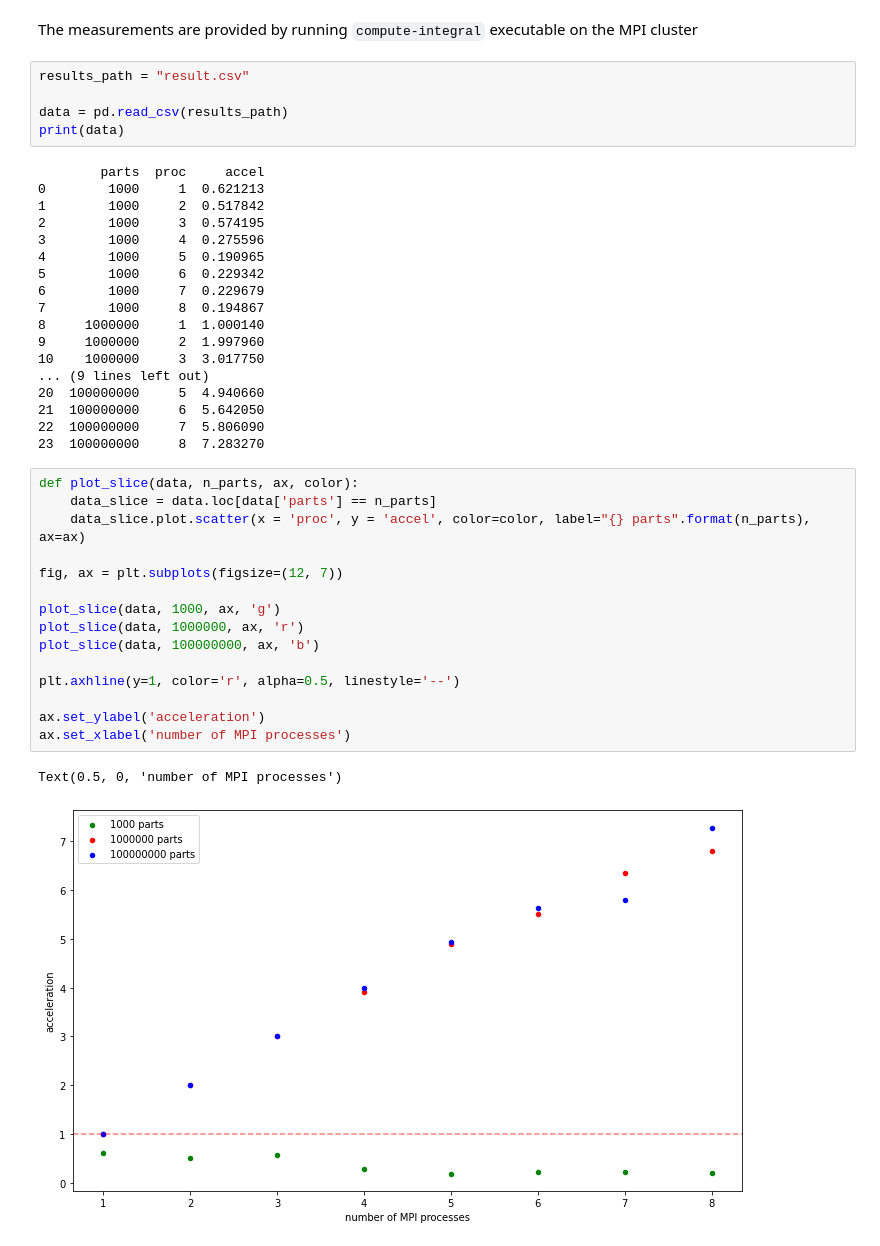
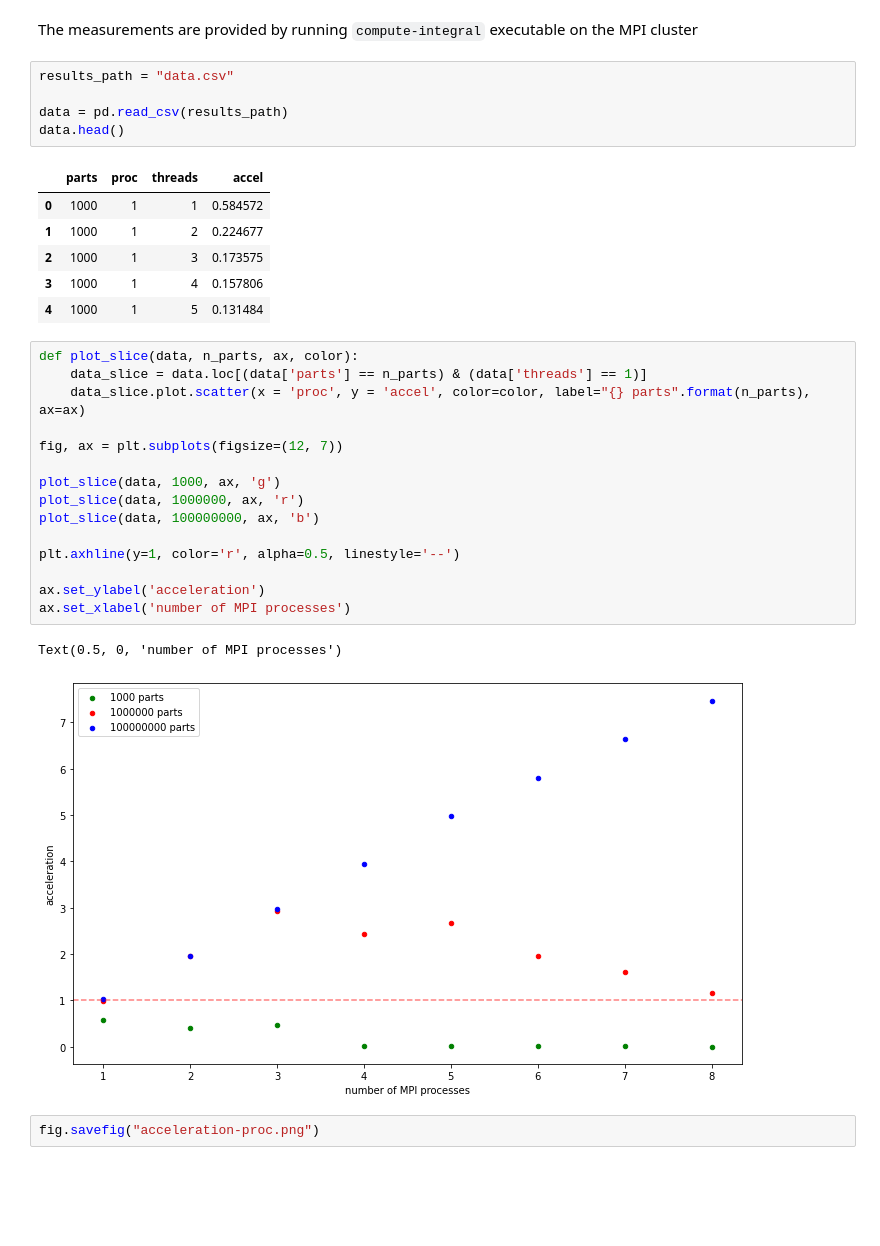
Before and after one commit to Shishqa/MPI-integral-computer, a Jupyter notebook: results/report.ipynb, the cells around one changed output. Cells and saved outputs as stored; diff of their text form; blank space fills up the shorter version.

```diff
--- a/results/report.ipynb
+++ b/results/report.ipynb
@@ -6,44 +8,35 @@ import matplotlib.pyplot as plt
 # %% [markdown]
 The measurements are provided by running `compute-integral` executable on the MPI cluster
 # %%
-results_path = "result.csv"
+results_path = "data.csv"
 
 data = pd.read_csv(results_path)
-print(data)
+data.head()
 # %% [output]
-        parts  proc     accel
-0        1000     1  0.621213
-1        1000     2  0.517842
-2        1000     3  0.574195
-3        1000     4  0.275596
-4        1000     5  0.190965
-5        1000     6  0.229342
-6        1000     7  0.229679
-7        1000     8  0.194867
-8     1000000     1  1.000140
-9     1000000     2  1.997960
-10    1000000     3  3.017750
-... (9 lines left out)
-20  100000000     5  4.940660
-21  100000000     6  5.642050
-22  100000000     7  5.806090
-23  100000000     8  7.283270
+|  | parts | proc | threads | accel |
+| 0 | 1000 | 1 | 1 | 0.584572 |
+| 1 | 1000 | 1 | 2 | 0.224677 |
+| 2 | 1000 | 1 | 3 | 0.173575 |
+| 3 | 1000 | 1 | 4 | 0.157806 |
+| 4 | 1000 | 1 | 5 | 0.131484 |
 # %%
 def plot_slice(data, n_parts, ax, color):
-    data_slice = data.loc[data['parts'] == n_parts]
+    data_slice = data.loc[(data['parts'] == n_parts) & (data['threads'] == 1)]
     data_slice.plot.scatter(x = 'proc', y = 'accel', color=color, label="{} parts".format(n_parts), ax=ax)
 
 fig, ax = plt.subplots(figsize=(12, 7))
 
 plot_slice(data, 1000, ax, 'g')
 plot_slice(data, 1000000, ax, 'r')
 plot_slice(data, 100000000, ax, 'b')
 
 plt.axhline(y=1, color='r', alpha=0.5, linestyle='--')
 
 ax.set_ylabel('acceleration')
 ax.set_xlabel('number of MPI processes')
 # %% [output]
 Text(0.5, 0, 'number of MPI processes')
-[figure, old version]
+[figure, new version]
+# %%
+fig.savefig("acceleration-proc.png")
 # %% [markdown]
```
Also changed, not shown: parts of 6 cells of this notebook, 16 other files.
